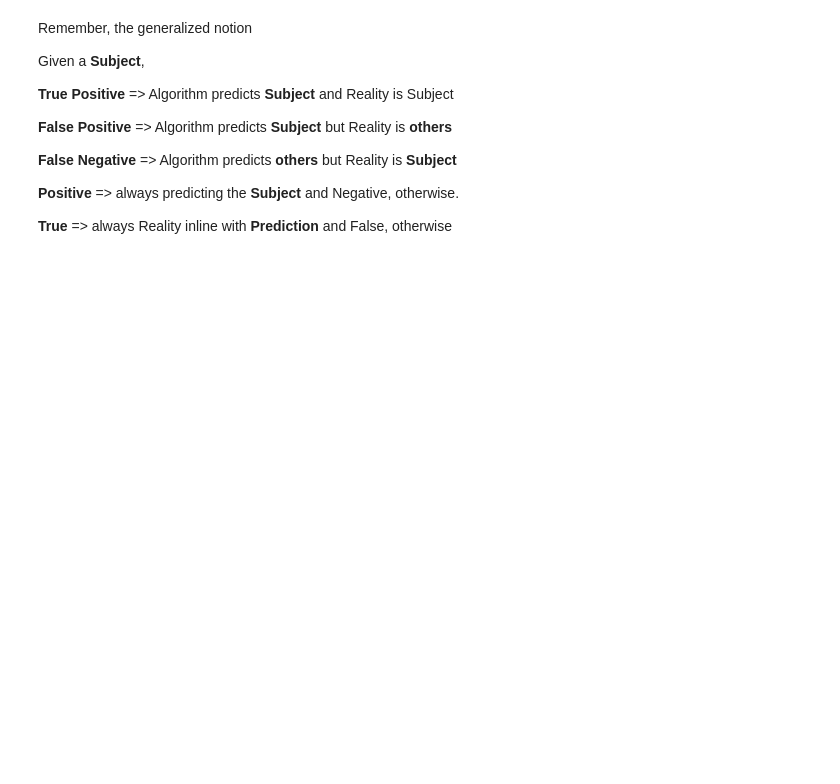
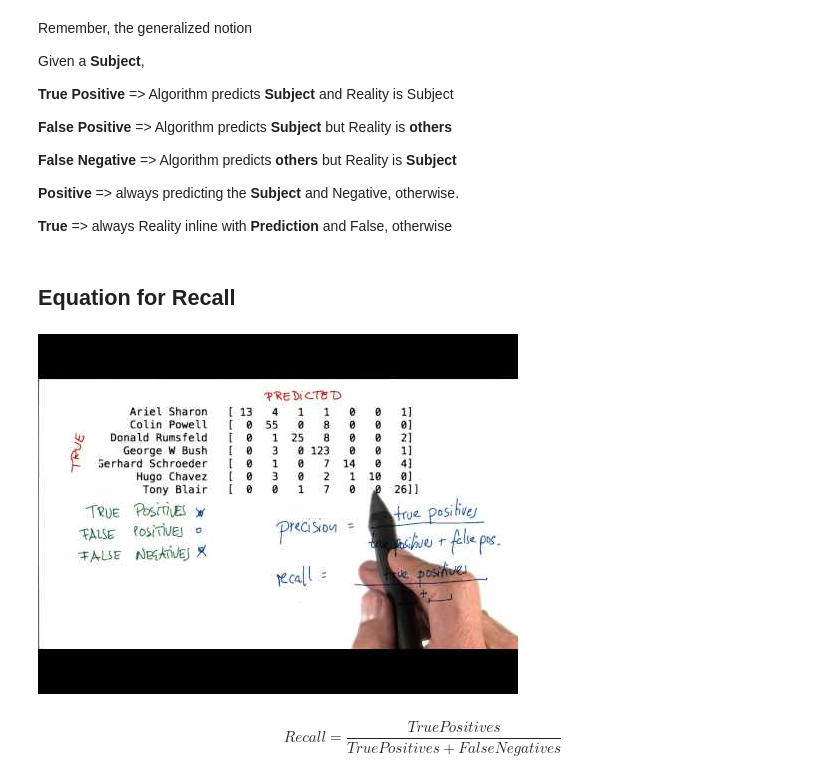
Before and after one commit to abc38289/Intro-to-Machine-Learning, a Jupyter notebook: 14-Evaluation-Metrics/Evaluation Metrics.ipynb, the cells around one changed output. Drawn from its saved outputs; the diff is of its cells as text; code cells hidden in the pictures; blank space fills up the shorter version.

```diff
--- a/14-Evaluation-Metrics/Evaluation Metrics.ipynb
+++ b/14-Evaluation-Metrics/Evaluation Metrics.ipynb
@@ -86,3 +86,14 @@ Given a **Subject**,
 **Positive** => always predicting the **Subject** and Negative, otherwise.
 
 **True** => always Reality inline with **Prediction** and False, otherwise
+# %% [markdown]
+## Equation for Recall
+# %%
+from IPython.display import YouTubeVideo
+YouTubeVideo(strip_url('https://youtu.be/j2SP83afRS0'))
+# %% [output]
+[figure, added]
+# %% [markdown]
+$$
+Recall = \frac{True  Positives}{True Positives + False Negatives}
+$$
```
Also changed, not shown: parts of 37 cells of this notebook, 1 other file.
